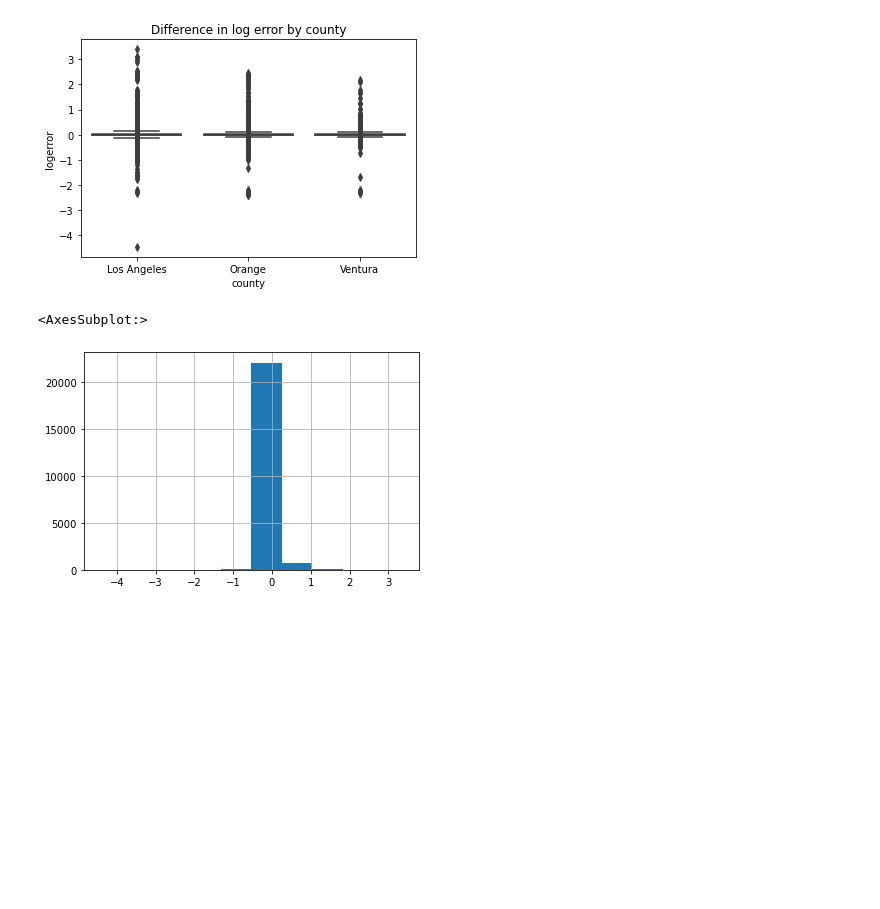
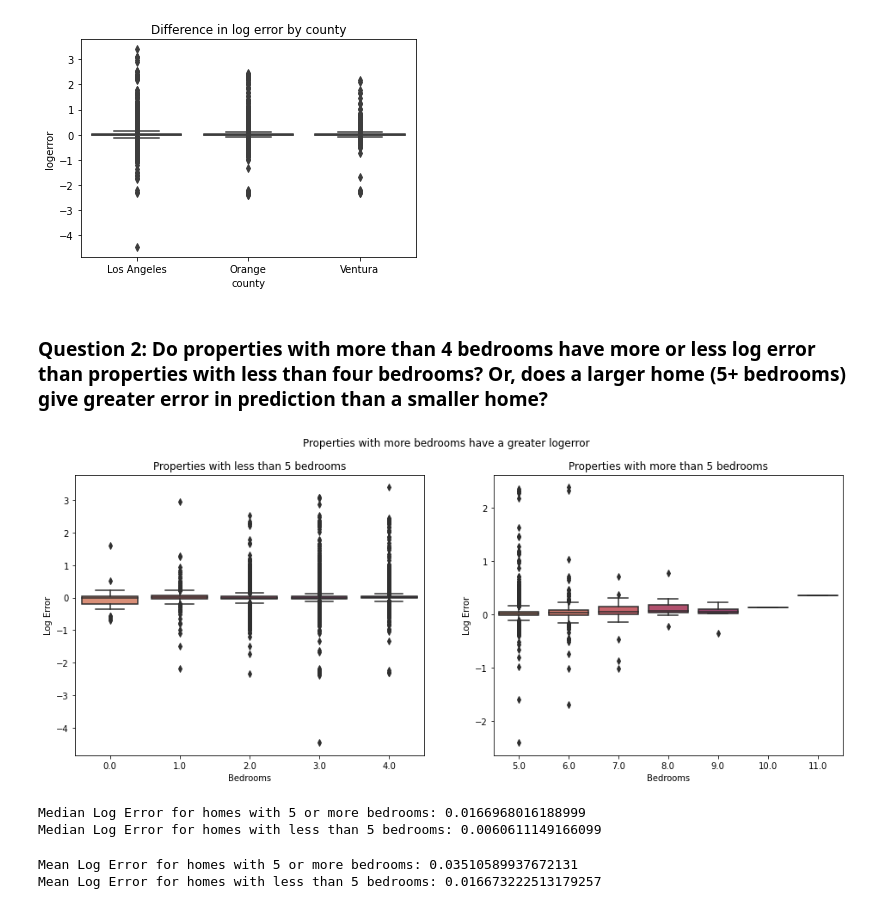
Before and after one commit to cristinalucin/clustering-exercises, a Jupyter notebook: explore_zillow.ipynb, the cells around one changed output. Cells and saved outputs as stored; diff of their text form; code cells hidden in the pictures; blank space fills up the shorter version.

```diff
--- a/explore_zillow.ipynb
+++ b/explore_zillow.ipynb
@@ -141,8 +147,41 @@ plt.title("Difference in log error by county")
 plt.show()
 # %% [output]
 [figure]
-# %%
-sns.boxplot()
-# %% [output]
-<AxesSubplot:>
-[figure, removed]
+# %% [markdown]
+### Question 2: Do properties with more than 4 bedrooms have more or less log error than properties with less than four bedrooms? Or, does a larger home (5+ bedrooms) give greater error in prediction than a smaller home?
+# %%
+more_beds = train[train.bedroomcnt > 4]
+less_beds = train[train.bedroomcnt <= 4]
+# %%
+#Set Style and Palette
+sns.set_style()
+# Define Axes and plot 2 boxplots
+fig, (ax1, ax2) = plt.subplots(1,2, figsize=(16,6), sharey=False)
+sns.boxplot(data=less_beds, x='bedroomcnt', y='logerror', palette = 'flare', ax=ax1)
+sns.boxplot(data=more_beds, x='bedroomcnt', y='logerror', palette = 'flare', ax=ax2)
+#Set Plot Titles
+ax1.set_title ("Properties with less than 5 bedrooms")
+ax2.set_title("Properties with more than 5 bedrooms")
+plt.suptitle ("Properties with more bedrooms have a greater logerror")
+#Set Plot Labels Subplot 1
+ax1.set_xlabel( "Bedrooms")
+ax1.set_ylabel( "Log Error")
+# Set plot labels subplot 2
+ax2.set_xlabel( "Bedrooms")
+ax2.set_ylabel( "Log Error")
+#Make the plot
+plt.show()
+# %% [output]
+[figure, added]
+# %%
+print(f'Median Log Error for homes with 5 or more bedrooms: {more_beds.logerror.median()}')
+print(f'Median Log Error for homes with less than 5 bedrooms: {less_beds.logerror.median()}')
+# %% [output]
+Median Log Error for homes with 5 or more bedrooms: 0.0166968016188999
+Median Log Error for homes with less than 5 bedrooms: 0.0060611149166099
+# %%
+print(f'Mean Log Error for homes with 5 or more bedrooms: {more_beds.logerror.mean()}')
+print(f'Mean Log Error for homes with less than 5 bedrooms: {less_beds.logerror.mean()}')
+# %% [output]
+Mean Log Error for homes with 5 or more bedrooms: 0.03510589937672131
+Mean Log Error for homes with less than 5 bedrooms: 0.016673222513179257
```
Also changed, not shown: parts of 17 cells of this notebook.
